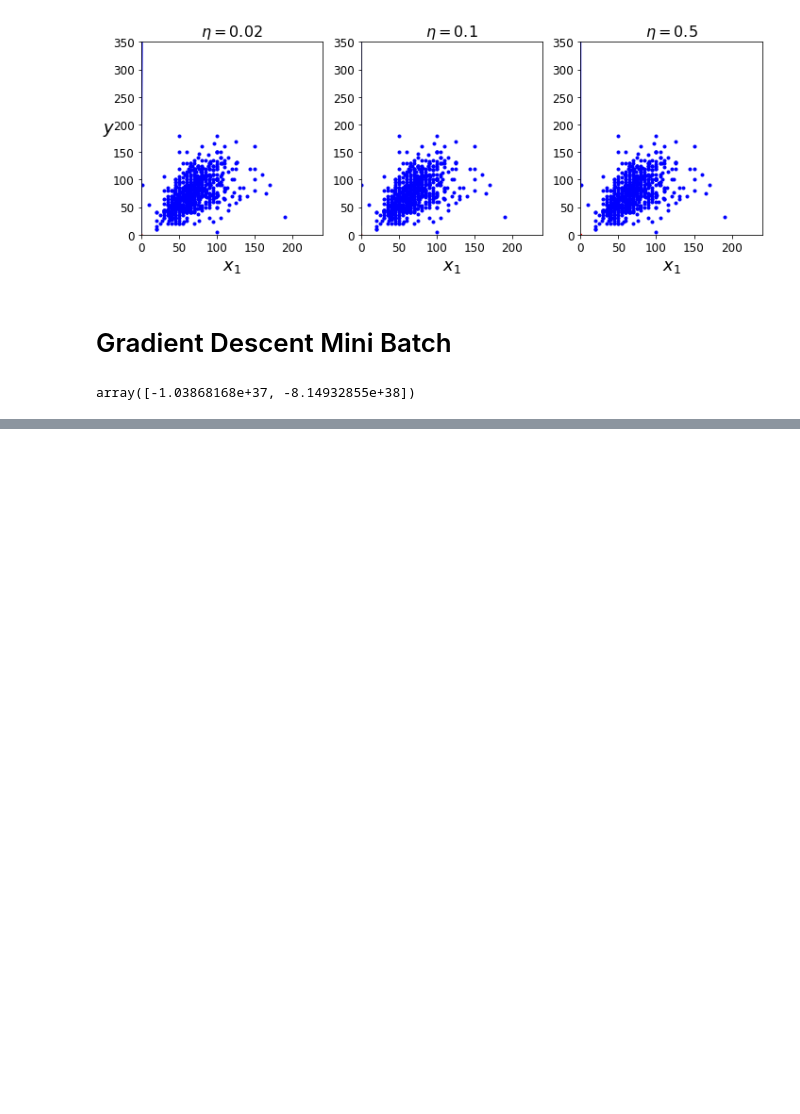
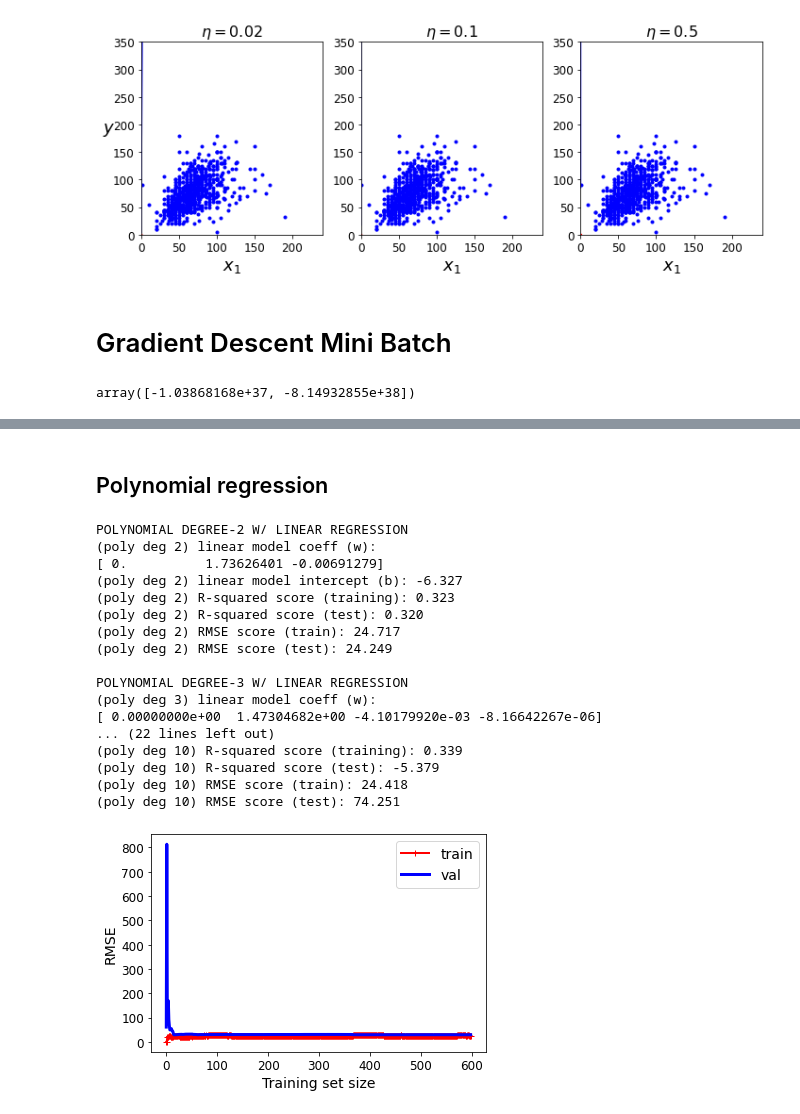
Before and after one commit to Rodrig79/Data-Analysis-Project, a Jupyter notebook: DAP4/DAP4.ipynb, the cells around one changed output, grey strips where cells are left out. Saved outputs shown, nothing was run; the diff lists cells and outputs as text; code cells hidden in the pictures; blank space fills up the shorter version.

```diff
--- a/DAP4/DAP4.ipynb
+++ b/DAP4/DAP4.ipynb
@@ -331,0 +495,2 @@ array([-1.03868168e+37, -8.14932855e+38])
+# %% [markdown]
+## Polynomial regression
@@ -331,0 +525,42 @@ array([-1.03868168e+37, -8.14932855e+38])
+# %%
+for degree in [2, 3, 5,10]:
+    poly = PolynomialFeatures(degree)
+    X_F1_poly = poly.fit_transform(X)
+
+    X_train, X_test, y_train, y_test = train_test_split(X_F1_poly, y, random_state=0)
+    linreg = LinearRegression().fit(X_train, y_train)
+
+    print('POLYNOMIAL DEGREE-{} W/ LINEAR REGRESSION'.format(degree))
+    print('(poly deg {}) linear model coeff (w):\n{}'
+         .format(degree, linreg.coef_))
+    print('(poly deg {}) linear model intercept (b): {:.3f}'
+         .format(degree, linreg.intercept_))
+    print('(poly deg {}) R-squared score (training): {:.3f}'
+         .format(degree, linreg.score(X_train, y_train)))
+    print('(poly deg {}) R-squared score (test): {:.3f}'
+         .format(degree, linreg.score(X_test, y_test)))
+    print('(poly deg {}) RMSE score (train): {:.3f}'
+         .format(degree, sqrt(mean_squared_error(y_train, linreg.predict(X_train)))))
+    print('(poly deg {}) RMSE score (test): {:.3f}\n'
+         .format(degree, sqrt(mean_squared_error(y_test, linreg.predict(X_test)))))
+
+plot_learning_curves(linreg,  X,y)
+# %% [output]
+POLYNOMIAL DEGREE-2 W/ LINEAR REGRESSION
+(poly deg 2) linear model coeff (w):
+[ 0.          1.73626401 -0.00691279]
+(poly deg 2) linear model intercept (b): -6.327
+(poly deg 2) R-squared score (training): 0.323
+(poly deg 2) R-squared score (test): 0.320
+(poly deg 2) RMSE score (train): 24.717
+(poly deg 2) RMSE score (test): 24.249
+
+POLYNOMIAL DEGREE-3 W/ LINEAR REGRESSION
+(poly deg 3) linear model coeff (w):
+[ 0.00000000e+00  1.47304682e+00 -4.10179920e-03 -8.16642267e-06]
+... (22 lines left out)
+(poly deg 10) R-squared score (training): 0.339
+(poly deg 10) R-squared score (test): -5.379
+(poly deg 10) RMSE score (train): 24.418
+(poly deg 10) RMSE score (test): 74.251
+[figure, added]
```
Also changed, not shown: parts of 15 cells of this notebook.
